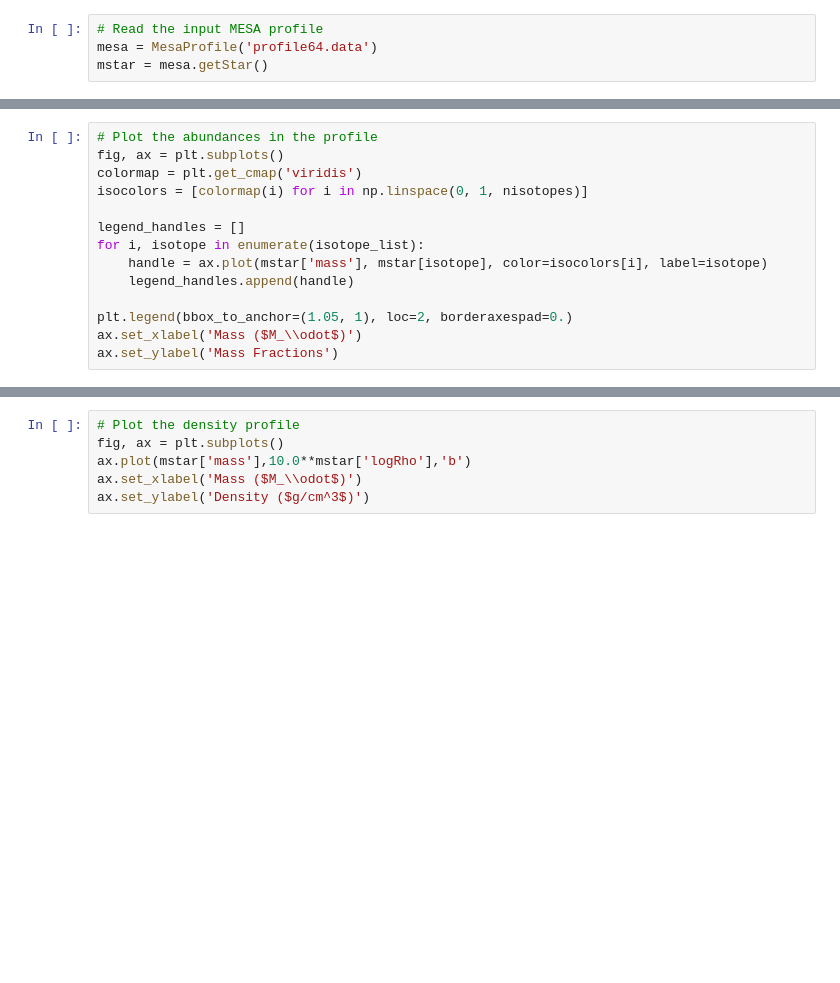
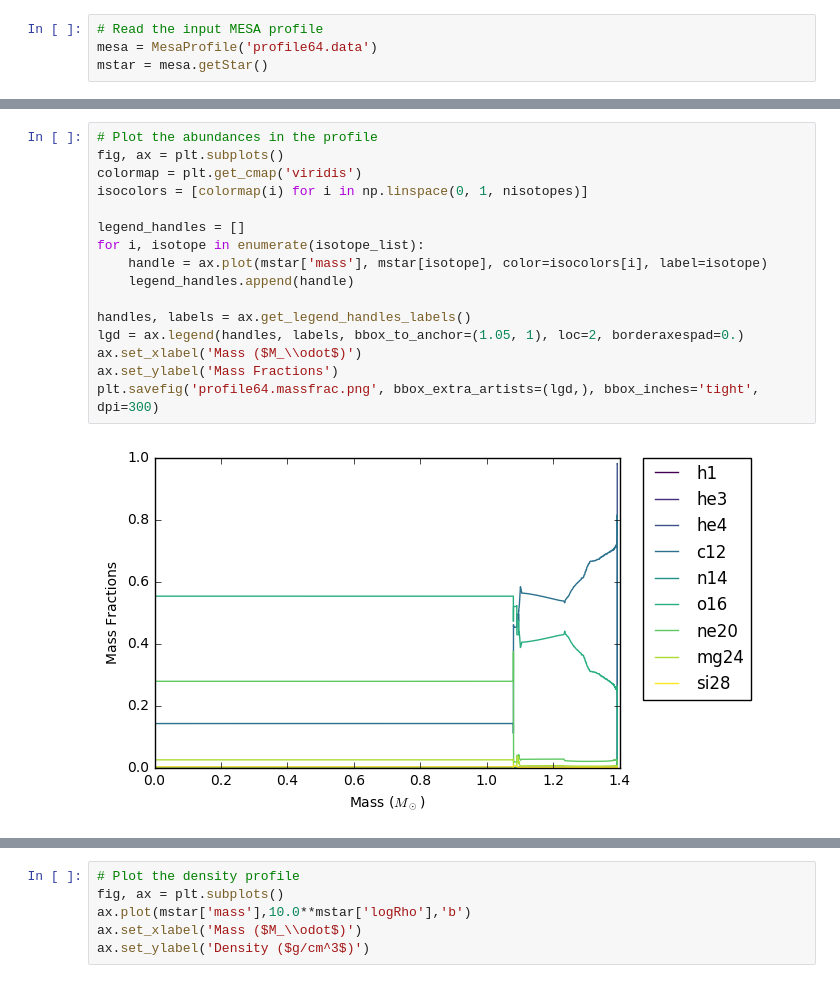
Before and after one commit to Flash-Star/mesautils, a Jupyter notebook: Overview-MESA-Profile.ipynb, the cells around one changed output, grey strips where cells are left out. Cells and saved outputs as stored; diff of their text form; blank space fills up the shorter version.

Commit message:
Save plots to png files.

```diff
--- a/Overview-MESA-Profile.ipynb
+++ b/Overview-MESA-Profile.ipynb
@@ -25,17 +45,21 @@ print('The MESA profile contains {} isotopes.'.format(nisotopes))
 # %%
 # Plot the abundances in the profile
 fig, ax = plt.subplots()
 colormap = plt.get_cmap('viridis')
 isocolors = [colormap(i) for i in np.linspace(0, 1, nisotopes)]
 
 legend_handles = []
 for i, isotope in enumerate(isotope_list):
     handle = ax.plot(mstar['mass'], mstar[isotope], color=isocolors[i], label=isotope)
     legend_handles.append(handle)
 
-plt.legend(bbox_to_anchor=(1.05, 1), loc=2, borderaxespad=0.)
+handles, labels = ax.get_legend_handles_labels()
+lgd = ax.legend(handles, labels, bbox_to_anchor=(1.05, 1), loc=2, borderaxespad=0.)
 ax.set_xlabel('Mass ($M_\\odot$)')
 ax.set_ylabel('Mass Fractions')
+plt.savefig('profile64.massfrac.png', bbox_extra_artists=(lgd,), bbox_inches='tight', dpi=300)
+# %% [output]
+[figure, added]
 # %%
 # Plot the electron fraction (Ye) profile
 fig, ax = plt.subplots()
```
Also changed, not shown: parts of 3 cells of this notebook.
